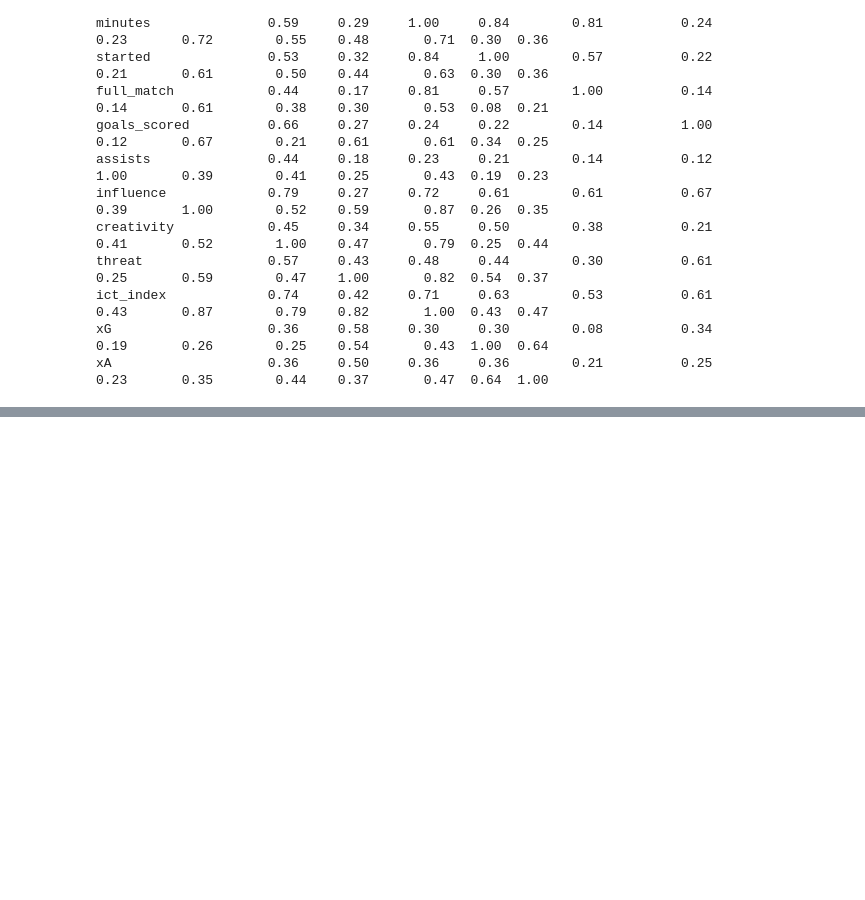
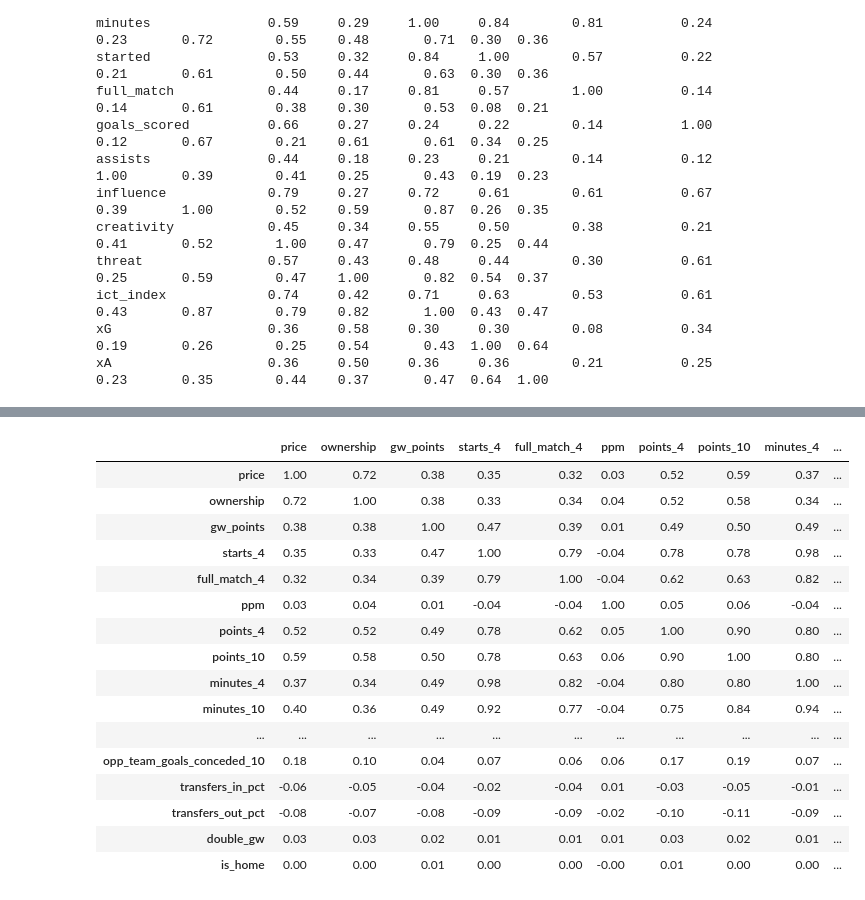
Before and after one commit to IoanKnowles/FPL_Test, a Jupyter notebook: notebooks/eda.ipynb, the cells around one changed output, grey strips where cells are left out. Cells and saved outputs as stored; diff of their text form; code cells hidden in the pictures; blank space fills up the shorter version.

```diff
--- a/notebooks/eda.ipynb
+++ b/notebooks/eda.ipynb
@@ -207,0 +330,40 @@ xA                    0.36     0.50     0.36     0.36        0.21          0.25
+# %%
+#Correlation Matrix for Midfielders
+
+import pandas as pd
+from pathlib import Path
+
+# 1. Load your feature matrix
+features_path = Path("..") / "data" / "processed" / "features_2025_MID.parquet"
+df = pd.read_parquet(features_path)
+
+# 2. Select only the numeric columns (drops your name/string fields)
+numeric = df.select_dtypes(include=["number"]).drop(columns=['element','round','element_type'],errors='ignore')
+
+# 3. Compute the Pearson correlation matrix
+corr = numeric.corr(method="pearson").round(2)
+
+# 4. Tidy display settings
+pd.set_option("display.max_rows", None)
+pd.set_option("display.max_columns", None)
+pd.set_option("display.precision", 2)
+
+corr
+# %% [output]
+|  | price | ownership | gw_points | starts_4 | full_match_4 | ppm | points_4 | points_10 | minutes_4 | ... |
+| price | 1.00 | 0.72 | 0.38 | 0.35 | 0.32 | 0.03 | 0.52 | 0.59 | 0.37 | ... |
+| ownership | 0.72 | 1.00 | 0.38 | 0.33 | 0.34 | 0.04 | 0.52 | 0.58 | 0.34 | ... |
+| gw_points | 0.38 | 0.38 | 1.00 | 0.47 | 0.39 | 0.01 | 0.49 | 0.50 | 0.49 | ... |
+| starts_4 | 0.35 | 0.33 | 0.47 | 1.00 | 0.79 | -0.04 | 0.78 | 0.78 | 0.98 | ... |
+| full_match_4 | 0.32 | 0.34 | 0.39 | 0.79 | 1.00 | -0.04 | 0.62 | 0.63 | 0.82 | ... |
+| ppm | 0.03 | 0.04 | 0.01 | -0.04 | -0.04 | 1.00 | 0.05 | 0.06 | -0.04 | ... |
+| points_4 | 0.52 | 0.52 | 0.49 | 0.78 | 0.62 | 0.05 | 1.00 | 0.90 | 0.80 | ... |
+| points_10 | 0.59 | 0.58 | 0.50 | 0.78 | 0.63 | 0.06 | 0.90 | 1.00 | 0.80 | ... |
+| minutes_4 | 0.37 | 0.34 | 0.49 | 0.98 | 0.82 | -0.04 | 0.80 | 0.80 | 1.00 | ... |
+| minutes_10 | 0.40 | 0.36 | 0.49 | 0.92 | 0.77 | -0.04 | 0.75 | 0.84 | 0.94 | ... |
+| ... | ... | ... | ... | ... | ... | ... | ... | ... | ... | ... |
+| opp_team_goals_conceded_10 | 0.18 | 0.10 | 0.04 | 0.07 | 0.06 | 0.06 | 0.17 | 0.19 | 0.07 | ... |
+| transfers_in_pct | -0.06 | -0.05 | -0.04 | -0.02 | -0.04 | 0.01 | -0.03 | -0.05 | -0.01 | ... |
+| transfers_out_pct | -0.08 | -0.07 | -0.08 | -0.09 | -0.09 | -0.02 | -0.10 | -0.11 | -0.09 | ... |
+| double_gw | 0.03 | 0.03 | 0.02 | 0.01 | 0.01 | 0.01 | 0.03 | 0.02 | 0.01 | ... |
+| is_home | 0.00 | 0.00 | 0.01 | 0.00 | 0.00 | -0.00 | 0.01 | 0.00 | 0.00 | ... |
```
Also changed, not shown: parts of 4 cells of this notebook, 12 other files.
